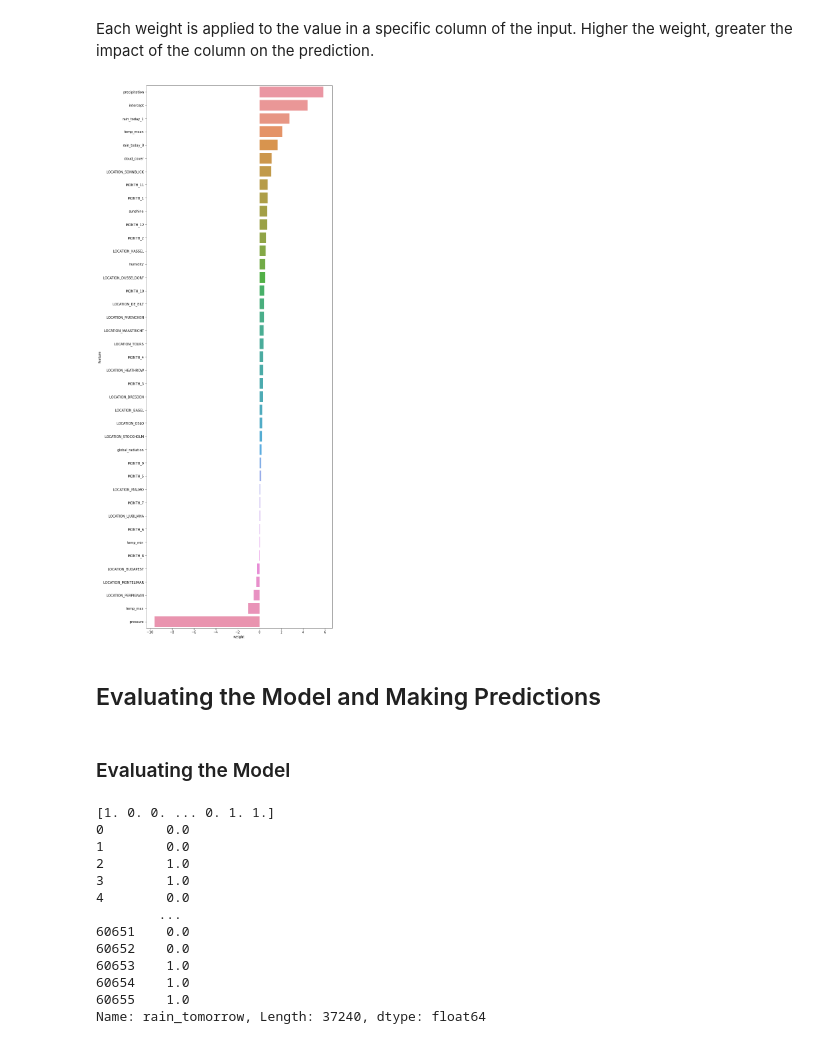
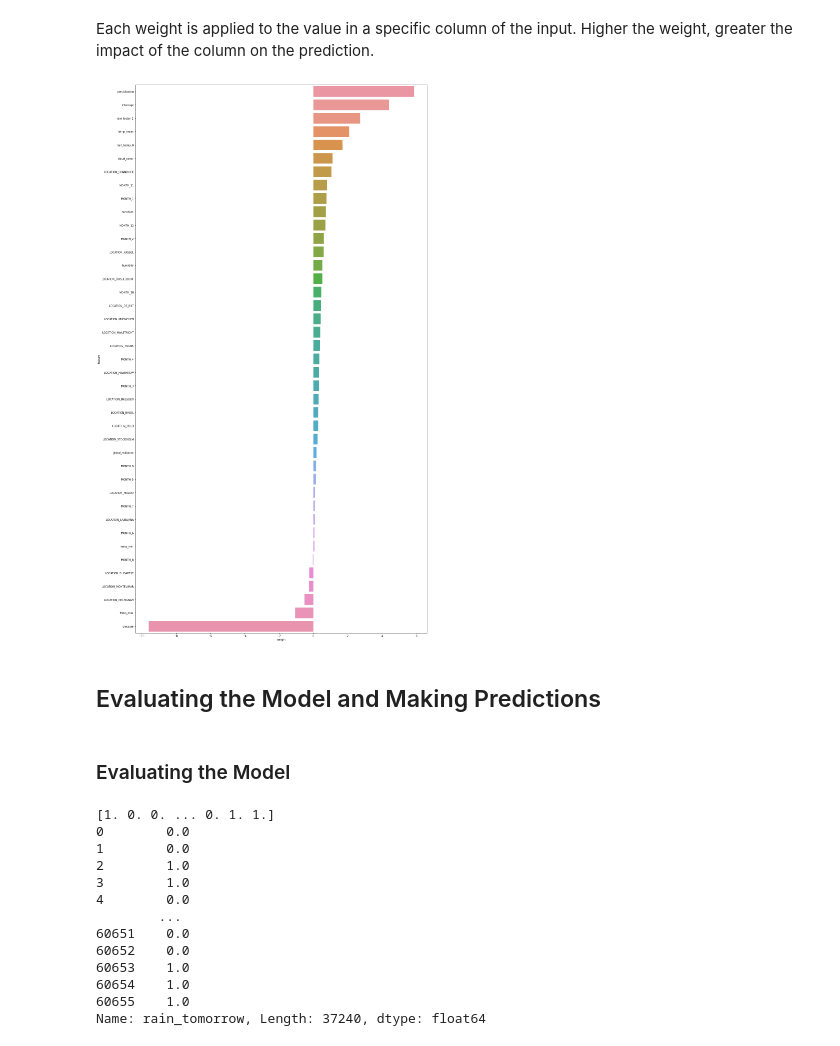
Before and after one commit to Emma10-10/rain-prediction-europe, a Jupyter notebook: european_weather_analysis.ipynb, the cells around one changed output. Cells and saved outputs as stored; diff of their text form; code cells hidden in the pictures.

```diff
--- a/european_weather_analysis.ipynb
+++ b/european_weather_analysis.ipynb
@@ -450,14 +454,21 @@ print(weights)
 # %% [markdown]
 Each weight is applied to the value in a specific column of the input. Higher the weight, greater the impact of the column on the prediction.
 # %%
-plt.figure(figsize=(10,30))
-sns.barplot(data=weights.sort_values('weight', ascending=False), x='weight', y='feature');
+plt.figure(figsize=(18,30))
+sns.barplot(data=weights.sort_values('weight', ascending=False), x='weight', y='feature')
+
+# Save the figure as a PNG file
+plt.tight_layout(pad=2.0)  # Increase the padding
+#plt.subplots_adjust(left=0.55)  # Increase if needed
+plt.savefig('model_weights.png', dpi=300)  # Saves the figure with 300 dpi
+
+plt.show()
 # %% [output]
-[figure, old version]
+[figure, new version]
 # %% [markdown]
 ## Evaluating the Model and Making Predictions
-# %% [markdown]
-### Evaluating the Model
+# %% [markdown]
+### Evaluating the Model
 # %%
 X_train = train_inputs[numeric_cols + encoded_cols]
 X_val = val_inputs[numeric_cols + encoded_cols]
```
Also changed, not shown: parts of 23 cells of this notebook.
